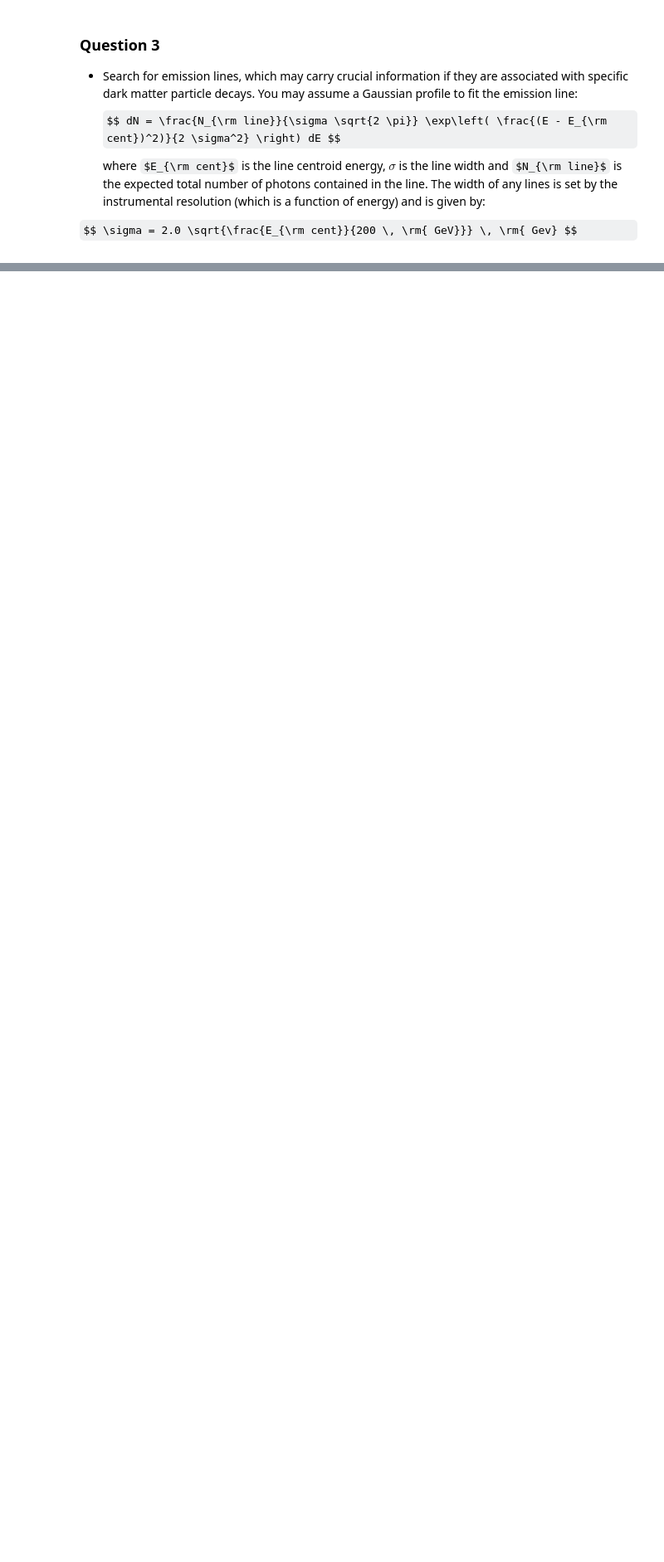
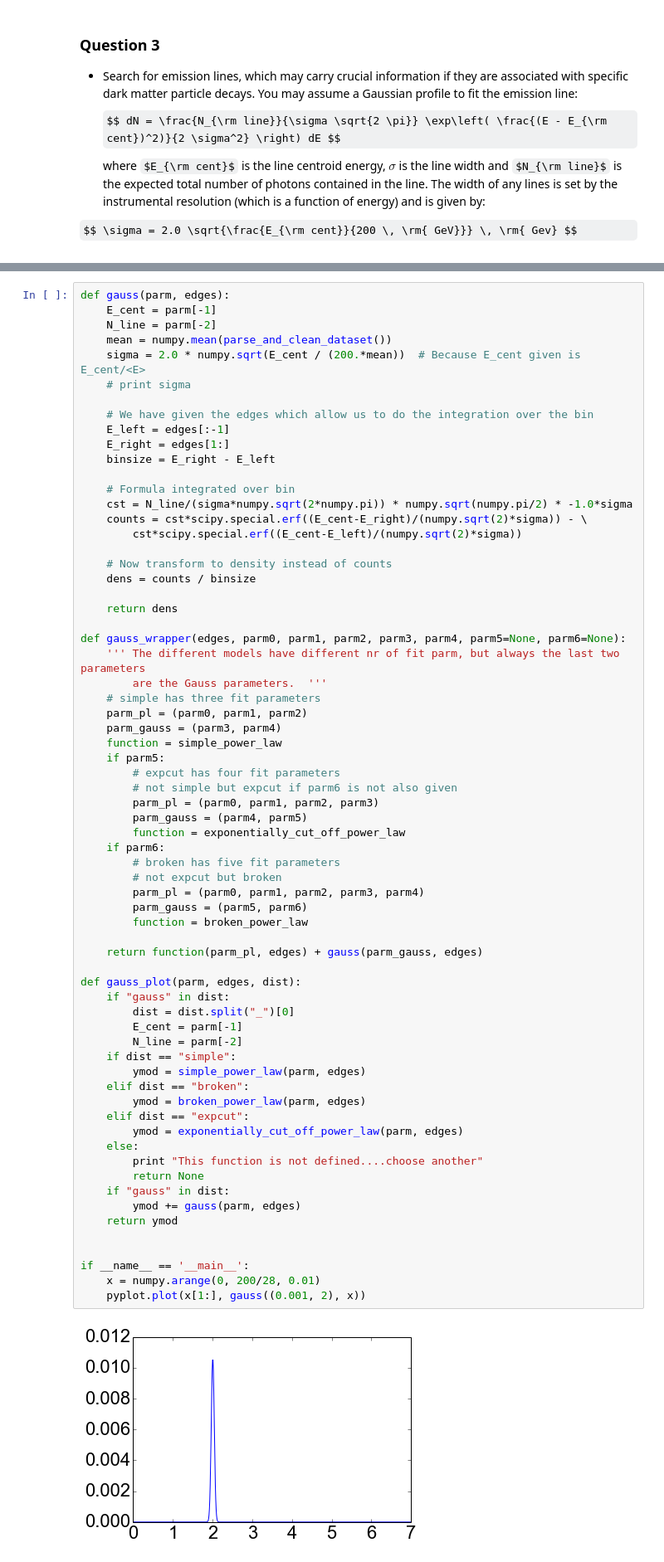
Before and after one commit to tlrh314/MasterAstronomyAndAstrophysics, a Jupyter notebook: Statistics/Assignment3/Statistics -- Individual Assignment 2 -- Mini-project -- Timo Halbesma, 6126561 -- January 2016.ipynb, the cells around one changed output, grey strips where cells are left out. Shown at 83% size. Drawn from its saved outputs; the diff is of its cells as text; some formulas as TeX source; blank space fills up the shorter version.

```diff
--- a/Statistics/Assignment3/Statistics -- Individual Assignment 2 -- Mini-project -- Timo Halbesma, 6126561 -- January 2016.ipynb
+++ b/Statistics/Assignment3/Statistics -- Individual Assignment 2 -- Mini-project -- Timo Halbesma, 6126561 -- January 2016.ipynb
@@ -544,0 +762,69 @@ if __name__ == '__main__':
+# %%
+def gauss(parm, edges):
+    E_cent = parm[-1]
+    N_line = parm[-2]
+    mean = numpy.mean(parse_and_clean_dataset())
+    sigma = 2.0 * numpy.sqrt(E_cent / (200.*mean))  # Because E_cent given is E_cent/<E>
+    # print sigma
+
+    # We have given the edges which allow us to do the integration over the bin
+    E_left = edges[:-1]
+    E_right = edges[1:]
+    binsize = E_right - E_left
+
+    # Formula integrated over bin
+    cst = N_line/(sigma*numpy.sqrt(2*numpy.pi)) * numpy.sqrt(numpy.pi/2) * -1.0*sigma
+    counts = cst*scipy.special.erf((E_cent-E_right)/(numpy.sqrt(2)*sigma)) - \
+        cst*scipy.special.erf((E_cent-E_left)/(numpy.sqrt(2)*sigma))
+
+    # Now transform to density instead of counts
+    dens = counts / binsize
+
+    return dens
+
+def gauss_wrapper(edges, parm0, parm1, parm2, parm3, parm4, parm5=None, parm6=None):
+    ''' The different models have different nr of fit parm, but always the last two parameters
+        are the Gauss parameters.  '''
+    # simple has three fit parameters
+    parm_pl = (parm0, parm1, parm2)
+    parm_gauss = (parm3, parm4)
+    function = simple_power_law
+    if parm5:
+        # expcut has four fit parameters
+        # not simple but expcut if parm6 is not also given
+        parm_pl = (parm0, parm1, parm2, parm3)
+        parm_gauss = (parm4, parm5)
+        function = exponentially_cut_off_power_law
+    if parm6:
+        # broken has five fit parameters
+        # not expcut but broken
+        parm_pl = (parm0, parm1, parm2, parm3, parm4)
+        parm_gauss = (parm5, parm6)
+        function = broken_power_law
+
+    return function(parm_pl, edges) + gauss(parm_gauss, edges)
+
+def gauss_plot(parm, edges, dist):
+    if "gauss" in dist:
+        dist = dist.split("_")[0]
+        E_cent = parm[-1]
+        N_line = parm[-2]
+    if dist == "simple":
+        ymod = simple_power_law(parm, edges)
+    elif dist == "broken":
+        ymod = broken_power_law(parm, edges)
+    elif dist == "expcut":
+        ymod = exponentially_cut_off_power_law(parm, edges)
+    else:
+        print "This function is not defined....choose another"
+        return None
+    if "gauss" in dist:
+        ymod += gauss(parm, edges)
+    return ymod
+
+
+if __name__ == '__main__':
+    x = numpy.arange(0, 200/28, 0.01)
+    pyplot.plot(x[1:], gauss((0.001, 2), x))
+# %% [output]
+[figure, added]
```
Also changed, not shown: parts of 31 cells of this notebook.
